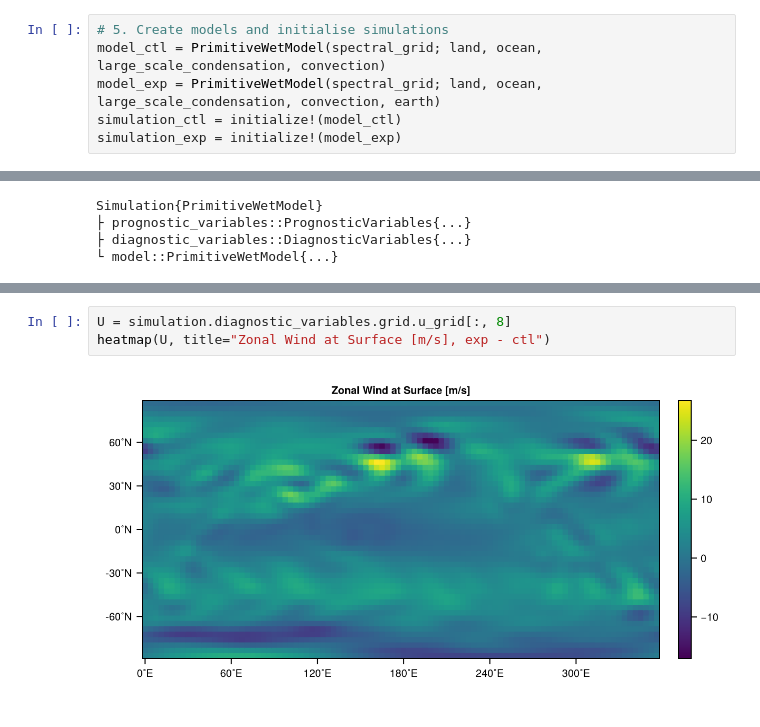
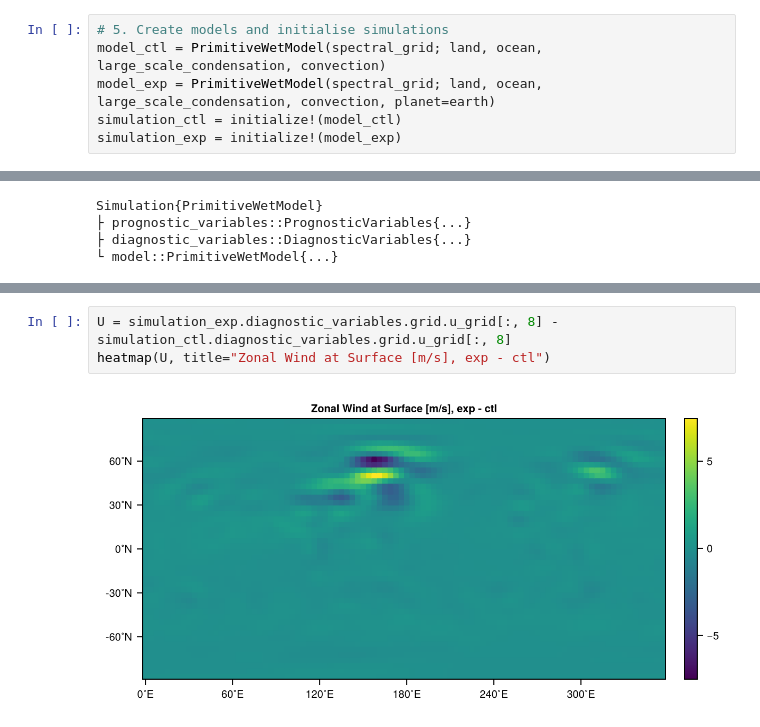
Before and after one commit to SpeedyWeather/NCAS_CMSS_2025, a Jupyter notebook: Pre-Defined_Experiments/SpeedyWeather_orbital_experiment.ipynb, the cells around one changed output, grey strips where cells are left out. Cells and saved outputs as stored; diff of their text form.

```diff
--- a/Pre-Defined_Experiments/SpeedyWeather_orbital_experiment.ipynb
+++ b/Pre-Defined_Experiments/SpeedyWeather_orbital_experiment.ipynb
@@ -68,7 +68,7 @@ Earth{Float32} <: SpeedyWeather.AbstractPlanet
 # %%
 # 5. Create models and initialise simulations
 model_ctl = PrimitiveWetModel(spectral_grid; land, ocean, large_scale_condensation, convection)
-model_exp = PrimitiveWetModel(spectral_grid; land, ocean, large_scale_condensation, convection, earth)
+model_exp = PrimitiveWetModel(spectral_grid; land, ocean, large_scale_condensation, convection, planet=earth)
 simulation_ctl = initialize!(model_ctl)
 simulation_exp = initialize!(model_exp)
 # %% [output]
@@ -99,5 +99,5 @@ heatmap(P, title="Precipitation [mm/day], exp - ctl")
 # %%
-U = simulation.diagnostic_variables.grid.u_grid[:, 8]
+U = simulation_exp.diagnostic_variables.grid.u_grid[:, 8] - simulation_ctl.diagnostic_variables.grid.u_grid[:, 8]
 heatmap(U, title="Zonal Wind at Surface [m/s], exp - ctl")
 # %% [output]
-[figure, old version]
+[figure, new version]
```
Also changed, not shown: parts of 3 cells of this notebook.
